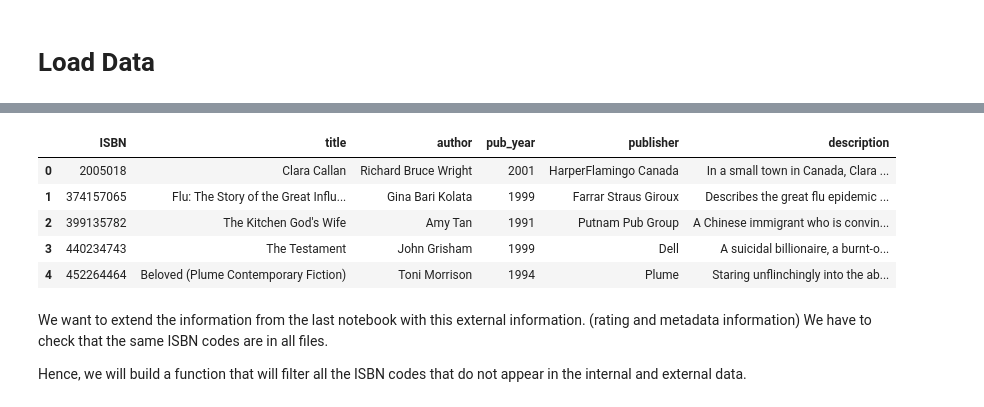
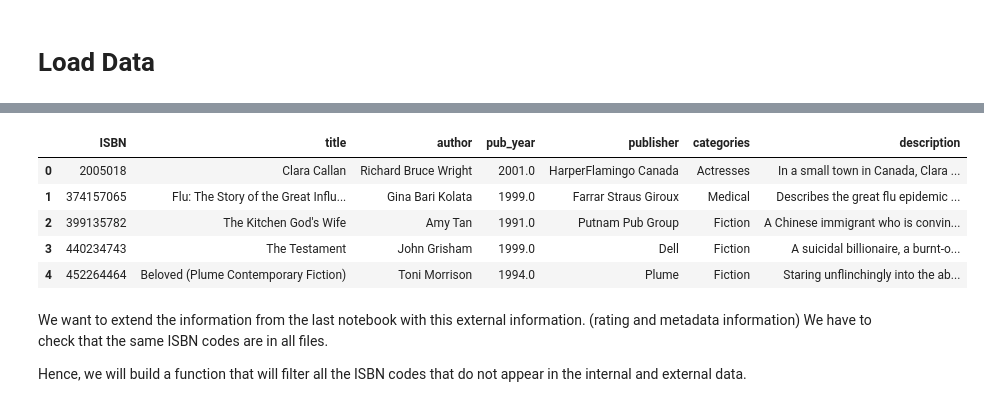
Before and after one commit to livneam-DS/RS-MOOC, a Jupyter notebook: Content-Base/Content_Base_approach_build_upon_TFIDF.ipynb, the cells around one changed output, grey strips where cells are left out. Drawn from its saved outputs; the diff is of its cells as text; code cells hidden in the pictures.

```diff
--- a/Content-Base/Content_Base_approach_build_upon_TFIDF.ipynb
+++ b/Content-Base/Content_Base_approach_build_upon_TFIDF.ipynb
@@ -25,19 +30,20 @@ os.chdir(PATH)
 # %%
 # Load data from csv file
-items_desc = pd.read_excel('final_books.xlsx',index_col=0)
+# items_desc = pd.read_excel('final_books.xlsx',index_col=0)
+items_desc = pd.read_csv('books_n_description.csv',encoding='latin-1',index_col=0)
 items_desc['ISBN'] = items_desc['ISBN'].astype(str)
 items_desc['description'] = items_desc['description'].fillna(items_desc['title'])
 items_desc['description'] = items_desc['description'].astype(str)
 items_desc_isbn = items_desc.set_index('ISBN')
 # print the first 5 rows of the data
 items_desc.head()
 # %% [output]
-|  | ISBN | title | author | pub_year | publisher | description |
-| 0 | 2005018 | Clara Callan | Richard Bruce Wright | 2001 | HarperFlamingo Canada | In a small town in Canada, Clara ... |
-| 1 | 374157065 | Flu: The Story of the Great Influ... | Gina Bari Kolata | 1999 | Farrar Straus Giroux | Describes the great flu epidemic ... |
-| 2 | 399135782 | The Kitchen God's Wife | Amy Tan | 1991 | Putnam Pub Group | A Chinese immigrant who is convin... |
-| 3 | 440234743 | The Testament | John Grisham | 1999 | Dell | A suicidal billionaire, a burnt-o... |
-| 4 | 452264464 | Beloved (Plume Contemporary Fiction) | Toni Morrison | 1994 | Plume | Staring unflinchingly into the ab... |
+|  | ISBN | title | author | pub_year | publisher | categories | description |
+| 0 | 2005018 | Clara Callan | Richard Bruce Wright | 2001.0 | HarperFlamingo Canada | Actresses | In a small town in Canada, Clara ... |
+| 1 | 374157065 | Flu: The Story of the Great Influ... | Gina Bari Kolata | 1999.0 | Farrar Straus Giroux | Medical | Describes the great flu epidemic ... |
+| 2 | 399135782 | The Kitchen God's Wife | Amy Tan | 1991.0 | Putnam Pub Group | Fiction | A Chinese immigrant who is convin... |
+| 3 | 440234743 | The Testament | John Grisham | 1999.0 | Dell | Fiction | A suicidal billionaire, a burnt-o... |
+| 4 | 452264464 | Beloved (Plume Contemporary Fiction) | Toni Morrison | 1994.0 | Plume | Fiction | Staring unflinchingly into the ab... |
 # %% [markdown]
 We want to extend the information from the last notebook with this external information. (rating and metadata information)
 We have to check that the same ISBN codes are in all files.
```
Also changed, not shown: parts of 17 cells of this notebook.
